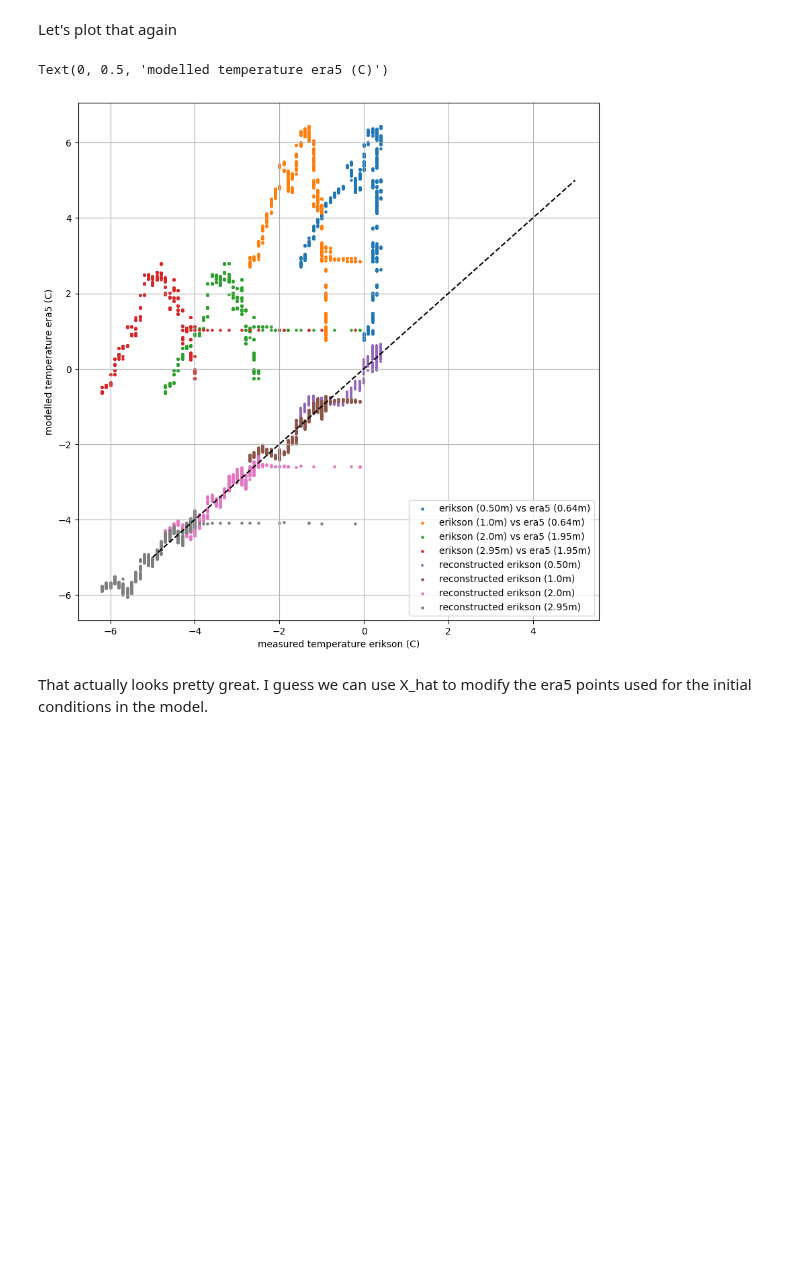
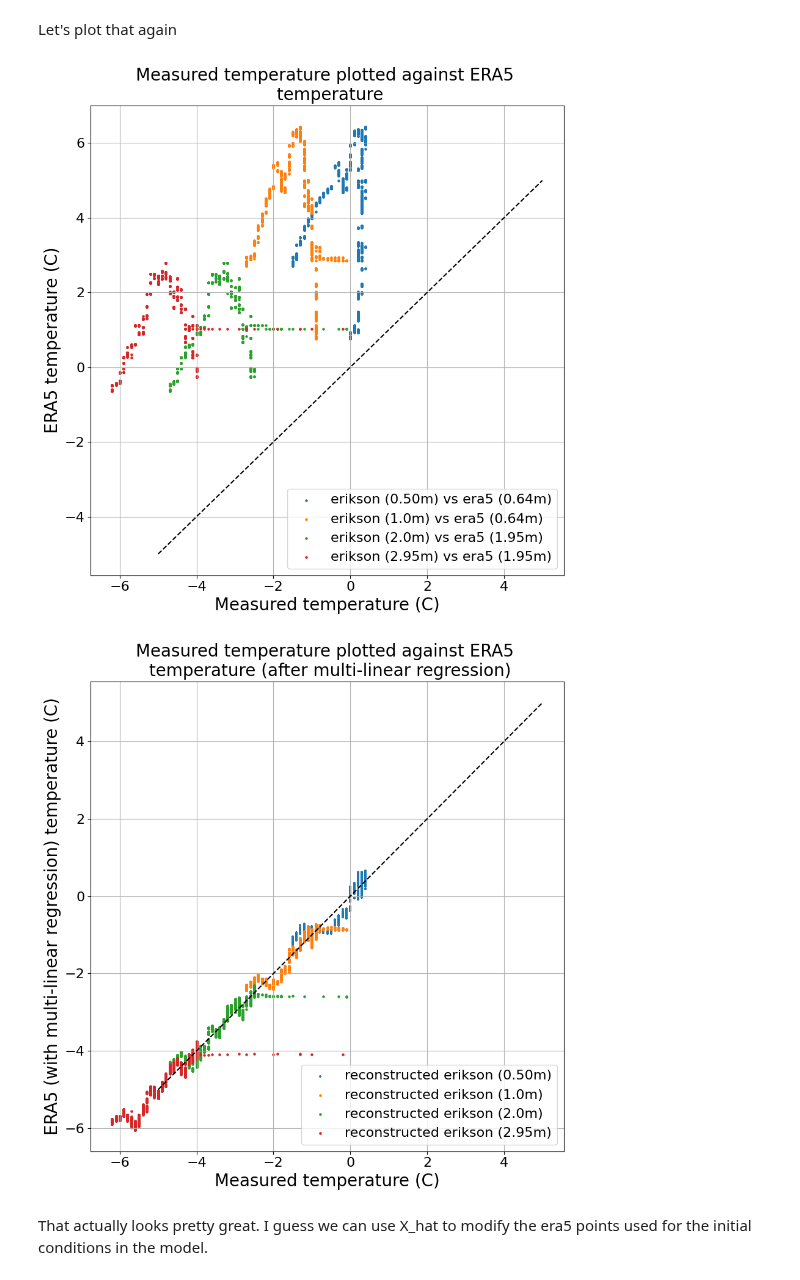
Before and after one commit to khdebruijn/thermo-morphological-model, a Jupyter notebook: database/erikson_groundtemp.ipynb, the cells around one changed output. Cells and saved outputs as stored; diff of their text form; code cells hidden in the pictures; blank space fills up the shorter version.

Commit message:
figures and testing

```diff
--- a/database/erikson_groundtemp.ipynb
+++ b/database/erikson_groundtemp.ipynb
@@ -11,3 +13,15 @@ import xarray as xr
+# %%
+SMALL_SIZE = 16
+MEDIUM_SIZE = 20
+BIGGER_SIZE = 25
+
+plt.rc('font', size=SMALL_SIZE)          # controls default text sizes
+plt.rc('axes', titlesize=MEDIUM_SIZE)     # fontsize of the axes title
+plt.rc('axes', labelsize=MEDIUM_SIZE)    # fontsize of the x and y labels
+plt.rc('xtick', labelsize=SMALL_SIZE)    # fontsize of the tick labels
+plt.rc('ytick', labelsize=SMALL_SIZE)    # fontsize of the tick labels
+plt.rc('legend', fontsize=SMALL_SIZE)    # legend fontsize
+plt.rc('figure', titlesize=BIGGER_SIZE)  # fontsize of the figure title
 # %%
 # csv file containing air temperature and ground temperatures at varying depths for different sites (measured in july - september 2011)
 df = pd.read_csv("raw_datasets/erikson/Groundtemperatu/BTI_2011TimeSeriesData_GroundTemperature.csv")
@@ -200,3 +214,9 @@ Results for different points:
 In general, Erikson's ground temperature data is much less peaky.
 # %% [markdown]
 Let's compare at different levels, and make a x=y scatter plot.
+# %%
+t_start = np.min(timestamps)
+t_end = np.max(timestamps)
+
+print(t_start)
+print(t_end)
@@ -203,5 +226,5 @@ Let's compare at different levels, and make a x=y scatter plot.
 # %%
-mask = (timestamps_era5_plot >= np.min(timestamps)) & (timestamps_era5_plot <= np.max(timestamps))
+mask = (timestamps_era5_plot >= t_start) & (timestamps_era5_plot <= t_end)
 
 df = pd.DataFrame(
     {
@@ -283,28 +306,40 @@ Y_hat_295 = A @ X_hat_295
 # %% [markdown]
 Let's plot that again
 # %%
-fig, ax = plt.subplots(figsize=(10, 10))
+fig1, ax1 = plt.subplots(figsize=(10, 10))
+fig2, ax2 = plt.subplots(figsize=(10, 10))
 
-ax.plot([-5, 5], [-5, 5], 'k--')
+ax1.plot([-5, 5], [-5, 5], 'k--')
+ax2.plot([-5, 5], [-5, 5], 'k--')
 
-ax.scatter(df['T50_erikson(C)'], df['T64_era5(C)'], label='erikson (0.50m) vs era5 (0.64m)', color='C0', s=5) # alpha=(0.1 + 0.8 * df.index / len(df)))
-ax.scatter(df['T100_erikson(C)'], df['T64_era5(C)'], label='erikson (1.0m) vs era5 (0.64m)', color='C1', s=5)
-ax.scatter(df['T200_erikson(C)'], df['T195_era5(C)'], label='erikson (2.0m) vs era5 (1.95m)', color='C2', s=5)
-ax.scatter(df['T295_erikson(C)'], df['T195_era5(C)'], label='erikson (2.95m) vs era5 (1.95m)', color='C3', s=5)
+ax1.scatter(df['T50_erikson(C)'], df['T64_era5(C)'], label='erikson (0.50m) vs era5 (0.64m)', color='C0', s=5) # alpha=(0.1 + 0.8 * df.index / len(df)))
+ax1.scatter(df['T100_erikson(C)'], df['T64_era5(C)'], label='erikson (1.0m) vs era5 (0.64m)', color='C1', s=5)
+ax1.scatter(df['T200_erikson(C)'], df['T195_era5(C)'], label='erikson (2.0m) vs era5 (1.95m)', color='C2', s=5)
+ax1.scatter(df['T295_erikson(C)'], df['T195_era5(C)'], label='erikson (2.95m) vs era5 (1.95m)', color='C3', s=5)
 
-ax.scatter(df['T50_erikson(C)'], Y_hat_050, label='reconstructed erikson (0.50m)', color='C4', marker='+', s=5)
-ax.scatter(df['T100_erikson(C)'], Y_hat_100, label='reconstructed erikson (1.0m)', color='C5', s=5)
-ax.scatter(df['T200_erikson(C)'], Y_hat_200, label='reconstructed erikson (2.0m)', color='C6', s=5)
-ax.scatter(df['T295_erikson(C)'], Y_hat_295, label='reconstructed erikson (2.95m)', color='C7', s=5)
+ax2.scatter(df['T50_erikson(C)'], Y_hat_050, label='reconstructed erikson (0.50m)', color='C0', marker='+', s=5)
+ax2.scatter(df['T100_erikson(C)'], Y_hat_100, label='reconstructed erikson (1.0m)', color='C1', s=5)
+ax2.scatter(df['T200_erikson(C)'], Y_hat_200, label='reconstructed erikson (2.0m)', color='C2', s=5)
+ax2.scatter(df['T295_erikson(C)'], Y_hat_295, label='reconstructed erikson (2.95m)', color='C3', s=5)
 
+for ax in [ax1, ax2]:
+    ax.legend(loc='lower right')
+    ax.grid()
 
-ax.legend(loc='lower right')
-ax.grid()
-ax.set_xlabel('measured temperature erikson (C)')
-ax.set_ylabel('modelled temperature era5 (C)')
+ax1.set_xlabel('Measured temperature (C)')
+ax1.set_ylabel('ERA5 temperature (C)')
+
+ax2.set_xlabel('Measured temperature (C)')
+ax2.set_ylabel('ERA5 (with multi-linear regression) temperature (C)')
+
+ax1.set_title('Measured temperature plotted against ERA5 \n temperature')
+ax2.set_title('Measured temperature plotted against ERA5 \n temperature (after multi-linear regression)')
+
+fig1.savefig(os.path.join(save_path, "erikson_vs_era5.png"), bbox_inches='tight', facecolor='white', transparent=False)
+fig2.savefig(os.path.join(save_path, "erikson_vs_era5_BLUE.png"), bbox_inches='tight', facecolor='white', transparent=False)
 # %% [output]
-Text(0, 0.5, 'modelled temperature era5 (C)')
-[figure, old version]
+[figure, new version]
+[figure, added]
 # %% [markdown]
 That actually looks pretty great. I guess we can use X_hat to modify the era5 points used for the initial conditions in the model.
 # %%
```
Also changed, not shown: parts of 6 cells of this notebook, 3 other files.
